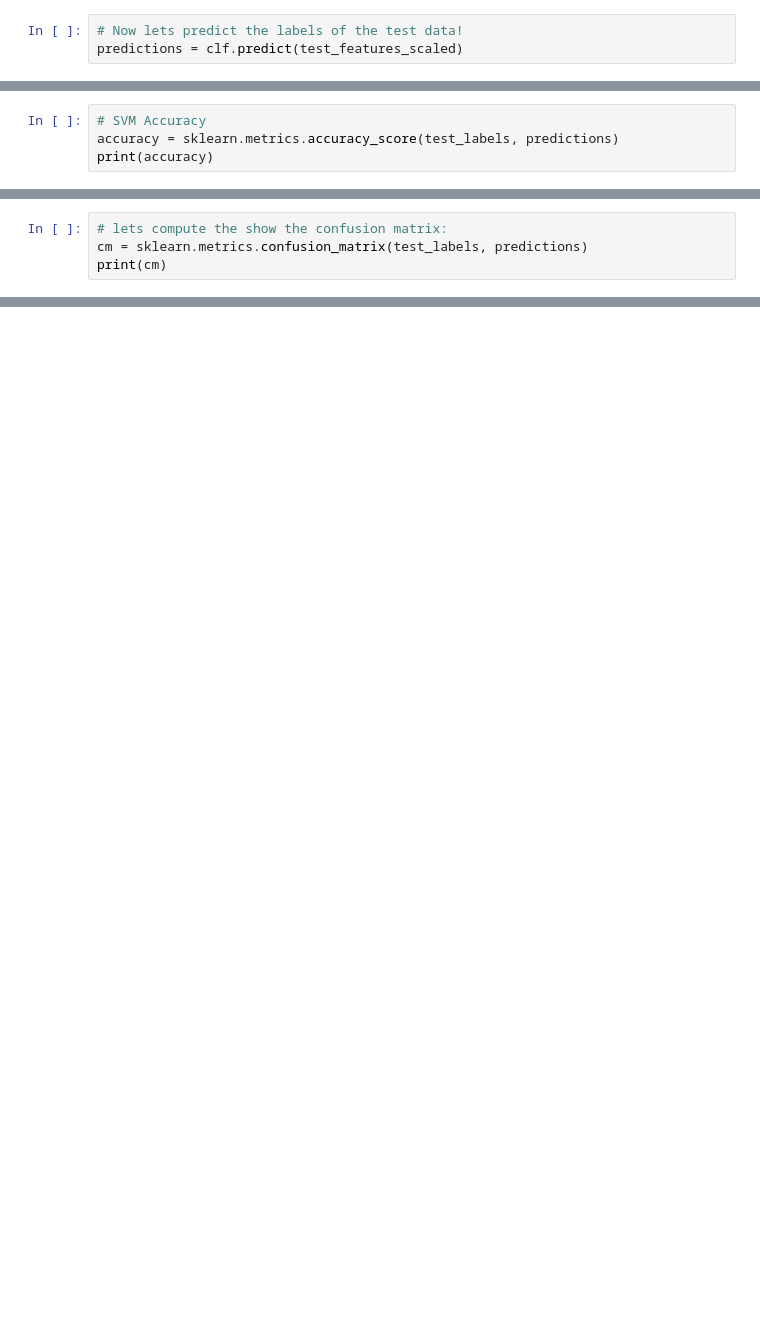
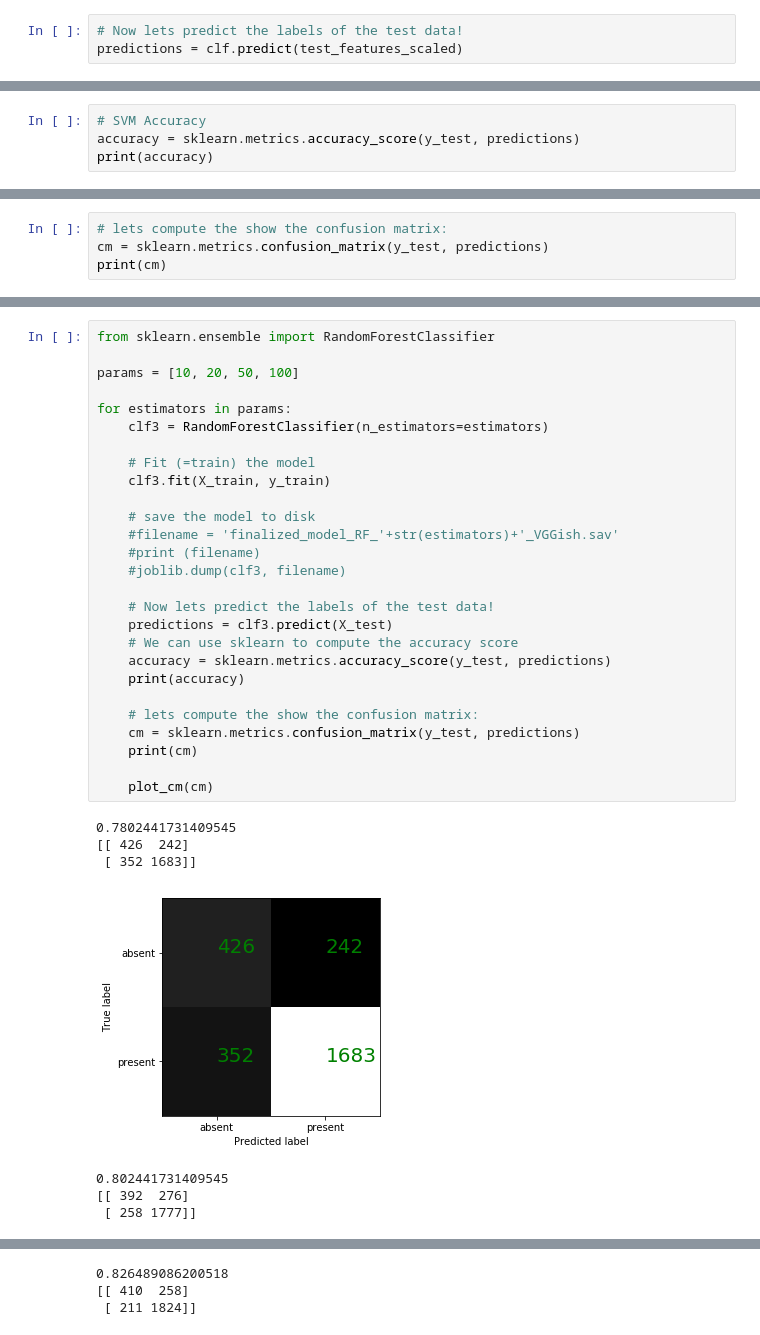
Before and after one commit to shayenne/vocaldetection, a Jupyter notebook: scripts/TrainModels_SVD.ipynb, the cells around one changed output, grey strips where cells are left out. Drawn from its saved outputs; the diff is of its cells as text; blank space fills up the shorter version.

```diff
--- a/scripts/TrainModels_SVD.ipynb
+++ b/scripts/TrainModels_SVD.ipynb
@@ -183,4 +246,4 @@ print(accuracy)
 # %%
 # SVM Accuracy
-accuracy = sklearn.metrics.accuracy_score(test_labels, predictions)
+accuracy = sklearn.metrics.accuracy_score(y_test, predictions)
 print(accuracy)
@@ -187,4 +252,4 @@ print(accuracy)
 # %%
 # lets compute the show the confusion matrix:
-cm = sklearn.metrics.confusion_matrix(test_labels, predictions)
+cm = sklearn.metrics.confusion_matrix(y_test, predictions)
 print(cm)
@@ -190,0 +309,35 @@ print(cm)
+# %%
+from sklearn.ensemble import RandomForestClassifier
+
+params = [10, 20, 50, 100]
+
+for estimators in params:
+    clf3 = RandomForestClassifier(n_estimators=estimators)
+
+    # Fit (=train) the model
+    clf3.fit(X_train, y_train)
+
+    # save the model to disk
+    #filename = 'finalized_model_RF_'+str(estimators)+'_VGGish.sav'
+    #print (filename)
+    #joblib.dump(clf3, filename)
+
+    # Now lets predict the labels of the test data!
+    predictions = clf3.predict(X_test)
+    # We can use sklearn to compute the accuracy score
+    accuracy = sklearn.metrics.accuracy_score(y_test, predictions)
+    print(accuracy)
+
+    # lets compute the show the confusion matrix:
+    cm = sklearn.metrics.confusion_matrix(y_test, predictions)
+    print(cm)
+
+    plot_cm(cm)
+# %% [output]
+0.7802441731409545
+[[ 426  242]
+ [ 352 1683]]
+[figure, added]
+0.802441731409545
+[[ 392  276]
+ [ 258 1777]]
@@ -190,0 +345,3 @@ print(cm)
+0.826489086200518
+[[ 410  258]
+ [ 211 1824]]
```
Also changed, not shown: parts of 33 cells of this notebook.
